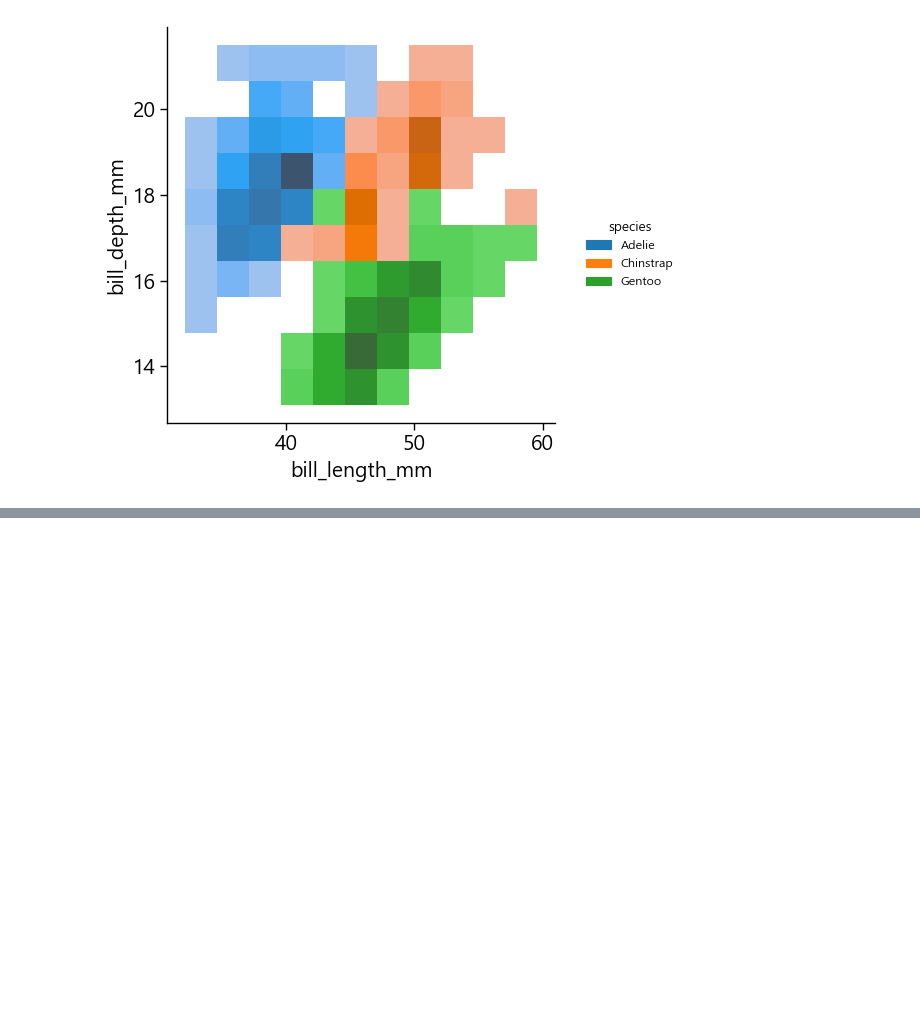
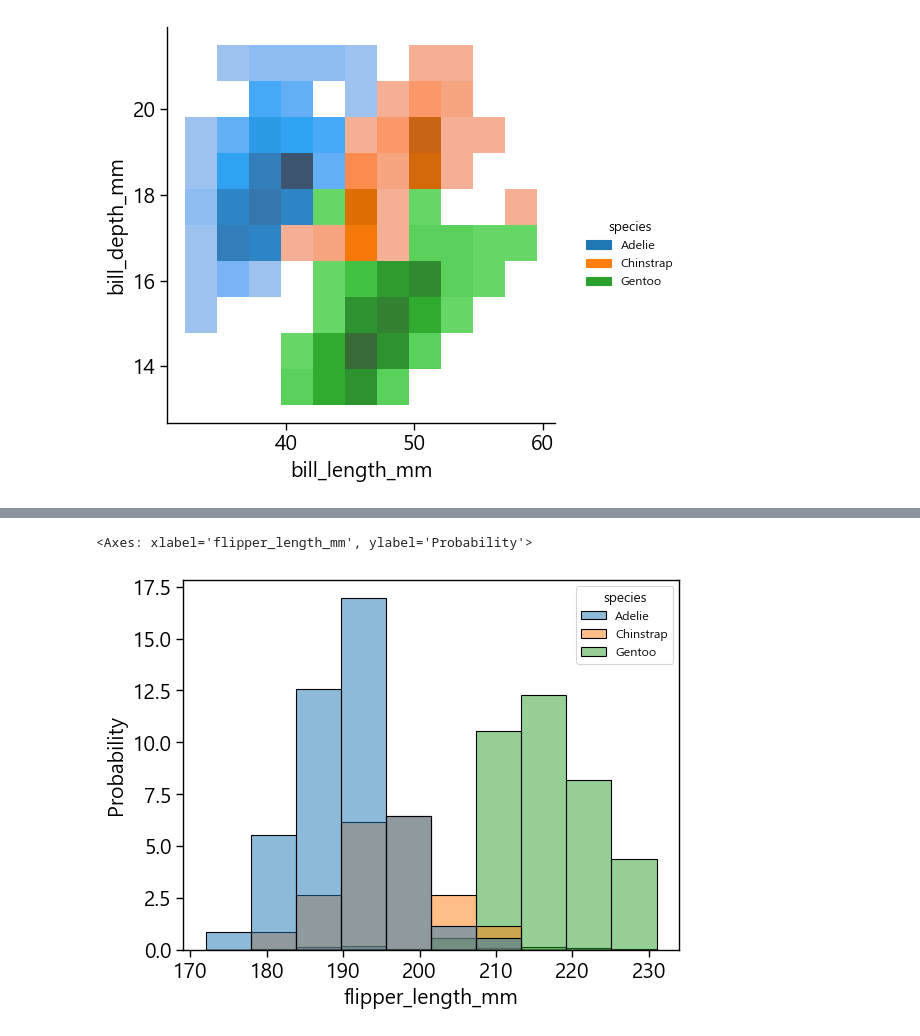
Before and after one commit to the9world/My_Study, a Jupyter notebook: Python_study/23년05월/230508/a_matplotlib.ipynb, the cells around one changed output, grey strips where cells are left out. Drawn from its saved outputs; the diff is of its cells as text; code cells hidden in the pictures; blank space fills up the shorter version.

```diff
--- a/Python_study/23년05월/230508/a_matplotlib.ipynb
+++ b/Python_study/23년05월/230508/a_matplotlib.ipynb
@@ -430,0 +482,11 @@ sns.displot(x='bill_length_mm', y='bill_depth_mm', hue='species',
+# %%
+# 코드1: y축이 비율인 정규 히스토그램
+sns.histplot(x='flipper_length_mm', hue='species',
+             stat='probability', data=penguins)
+
+# 코드2: y축이 백분율인 정규 히스토그램
+sns.histplot(x='flipper_length_mm', hue='species',
+             stat='percent', data=penguins)
+# %% [output]
+<Axes: xlabel='flipper_length_mm', ylabel='Probability'>
+[figure, added]
```
Also changed, not shown: parts of 12 cells of this notebook, 1 other file.
